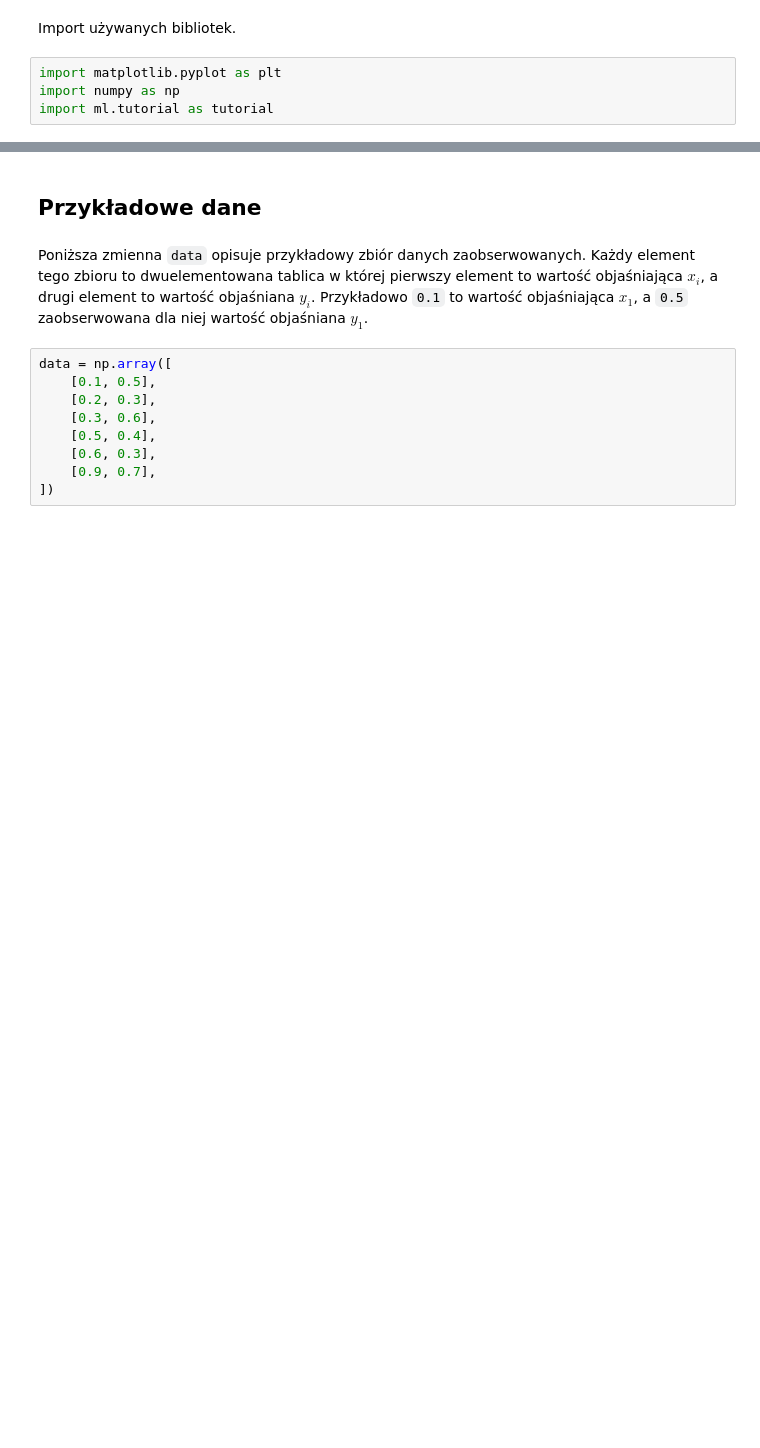
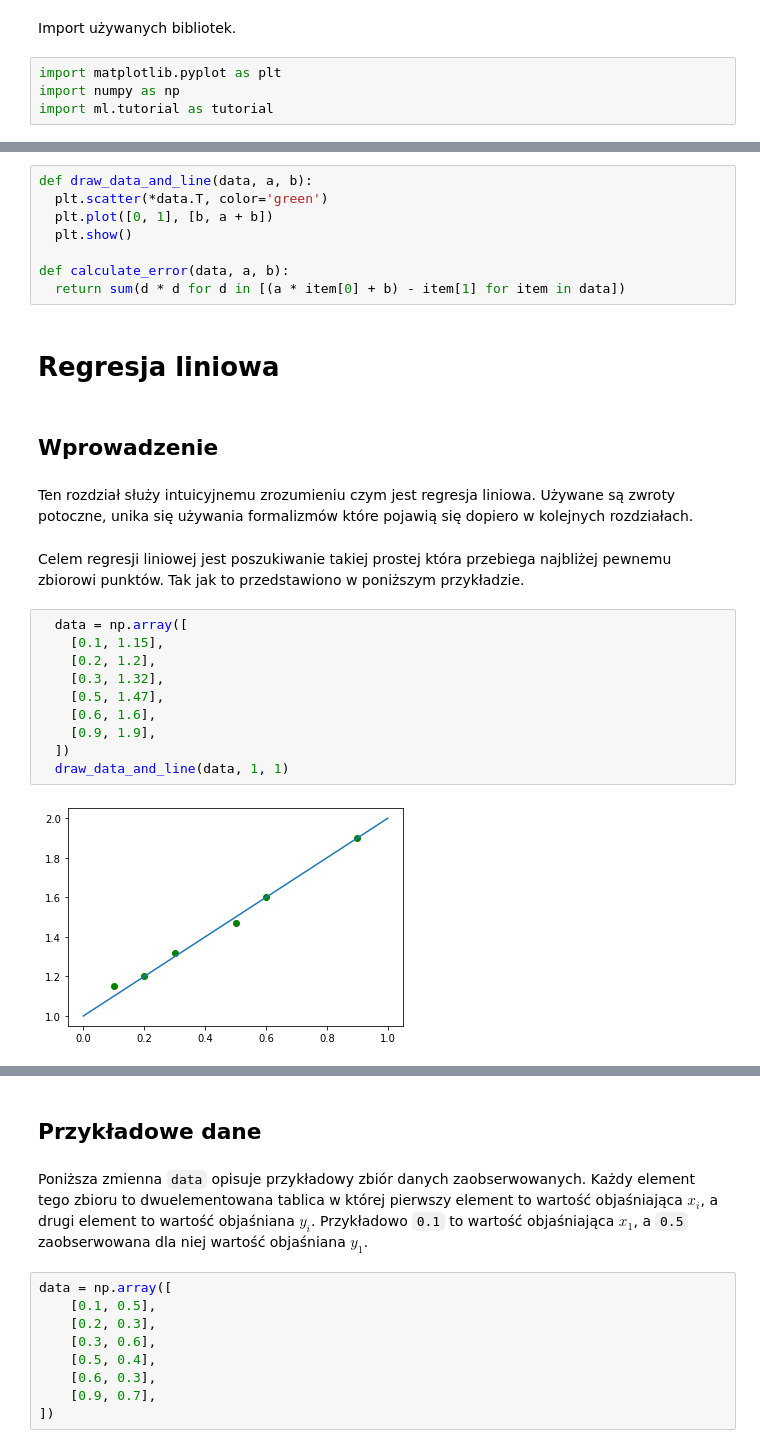
Before and after one commit to fdafadf/ml, a Jupyter notebook: MachineLearning.ipynb, the cells around one changed output, grey strips where cells are left out. Cells and saved outputs as stored; diff of their text form; blank space fills up the shorter version.

```diff
--- a/MachineLearning.ipynb
+++ b/MachineLearning.ipynb
@@ -28,0 +25,28 @@ tutorial.example_1()
+# %%
+def draw_data_and_line(data, a, b):
+  plt.scatter(*data.T, color='green')
+  plt.plot([0, 1], [b, a + b])
+  plt.show()
+
+def calculate_error(data, a, b):
+  return sum(d * d for d in [(a * item[0] + b) - item[1] for item in data])
+# %% [markdown]
+# Regresja liniowa
+# %% [markdown]
+## Wprowadzenie
+# %% [markdown]
+Ten rozdział służy intuicyjnemu zrozumieniu czym jest regresja liniowa. Używane są zwroty potoczne, unika się używania formalizmów które pojawią się dopiero w kolejnych rozdziałach.
+# %% [markdown]
+Celem regresji liniowej jest poszukiwanie takiej prostej która przebiega najbliżej pewnemu zbiorowi punktów. Tak jak to przedstawiono w poniższym przykładzie.
+# %%
+  data = np.array([
+    [0.1, 1.15],
+    [0.2, 1.2],
+    [0.3, 1.32],
+    [0.5, 1.47],
+    [0.6, 1.6],
+    [0.9, 1.9],
+  ])
+  draw_data_and_line(data, 1, 1)
+# %% [output]
+[figure, added]
```
Also changed, not shown: parts of 15 cells of this notebook.
